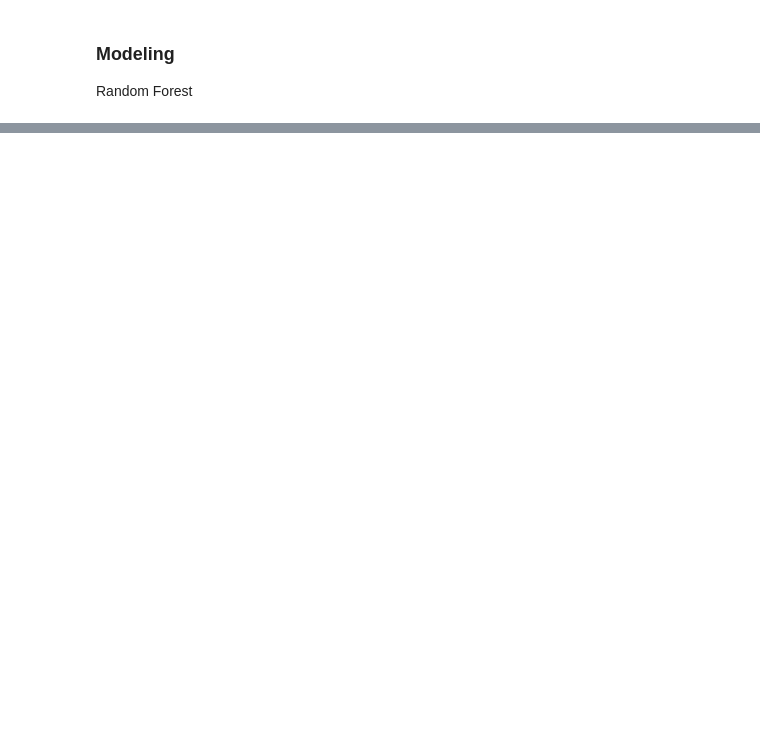
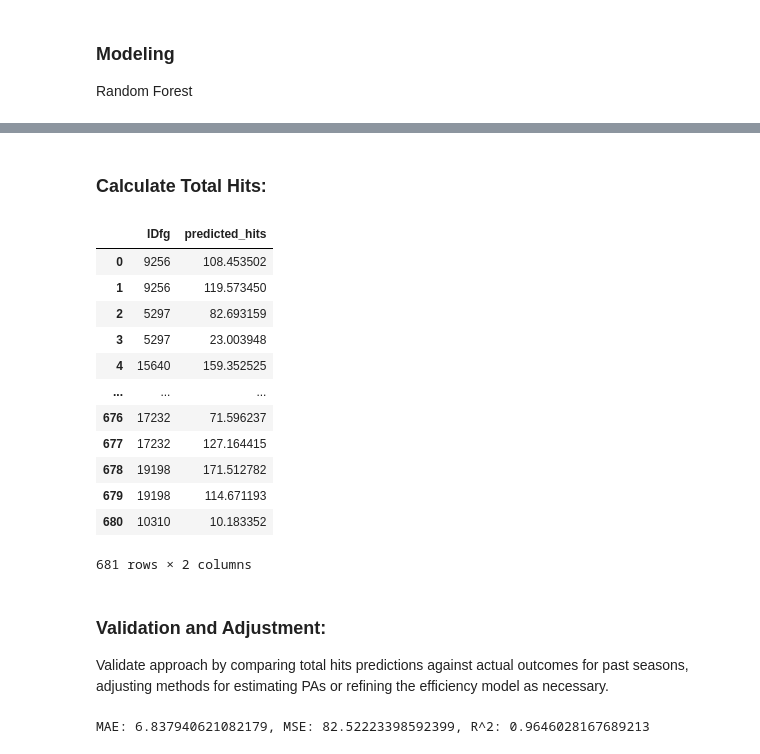
Before and after one commit to ReptilianRex6/Project-2, a Jupyter notebook: model_output/random_forest.ipynb, the cells around one changed output, grey strips where cells are left out. Drawn from its saved outputs; the diff is of its cells as text; code cells hidden in the pictures; blank space fills up the shorter version.

```diff
--- a/model_output/random_forest.ipynb
+++ b/model_output/random_forest.ipynb
@@ -82,0 +274,4 @@ print(f"R^2 Score: {r2}")
+# %%
+# Train the model
+model_pa = RandomForestRegressor(n_estimators=100, random_state=42)
+model_pa.fit(X_train_pa, y_train_pa)
@@ -82,0 +301,2 @@ print(f"R^2 Score: {r2}")
+# %% [markdown]
+### Calculate Total Hits:
@@ -82,0 +314,20 @@ print(f"R^2 Score: {r2}")
+# %%
+predicted_hits_df
+# %% [output]
+|  | IDfg | predicted_hits |
+| 0 | 9256 | 108.453502 |
+| 1 | 9256 | 119.573450 |
+| 2 | 5297 | 82.693159 |
+| 3 | 5297 | 23.003948 |
+| 4 | 15640 | 159.352525 |
+| ... | ... | ... |
+| 676 | 17232 | 71.596237 |
+| 677 | 17232 | 127.164415 |
+| 678 | 19198 | 171.512782 |
+| 679 | 19198 | 114.671193 |
+| 680 | 10310 | 10.183352 |
+681 rows × 2 columns
+# %% [markdown]
+### Validation and Adjustment:
+ Validate approach by comparing total hits predictions against actual outcomes for past seasons,
+ adjusting methods for estimating PAs or refining the efficiency model as necessary.
@@ -82,0 +337,10 @@ print(f"R^2 Score: {r2}")
+# %%
+from sklearn.metrics import mean_absolute_error, mean_squared_error, r2_score
+
+mae = mean_absolute_error(predicted_hits_df['actual_hits'], predicted_hits_df['predicted_hits'])
+mse = mean_squared_error(predicted_hits_df['actual_hits'], predicted_hits_df['predicted_hits'])
+r2 = r2_score(predicted_hits_df['actual_hits'], predicted_hits_df['predicted_hits'])
+
+print(f'MAE: {mae}, MSE: {mse}, R^2: {r2}')
+# %% [output]
+MAE: 6.837940621082179, MSE: 82.52223398592399, R^2: 0.9646028167689213
```
Also changed, not shown: parts of 38 cells of this notebook, 1 other file.
